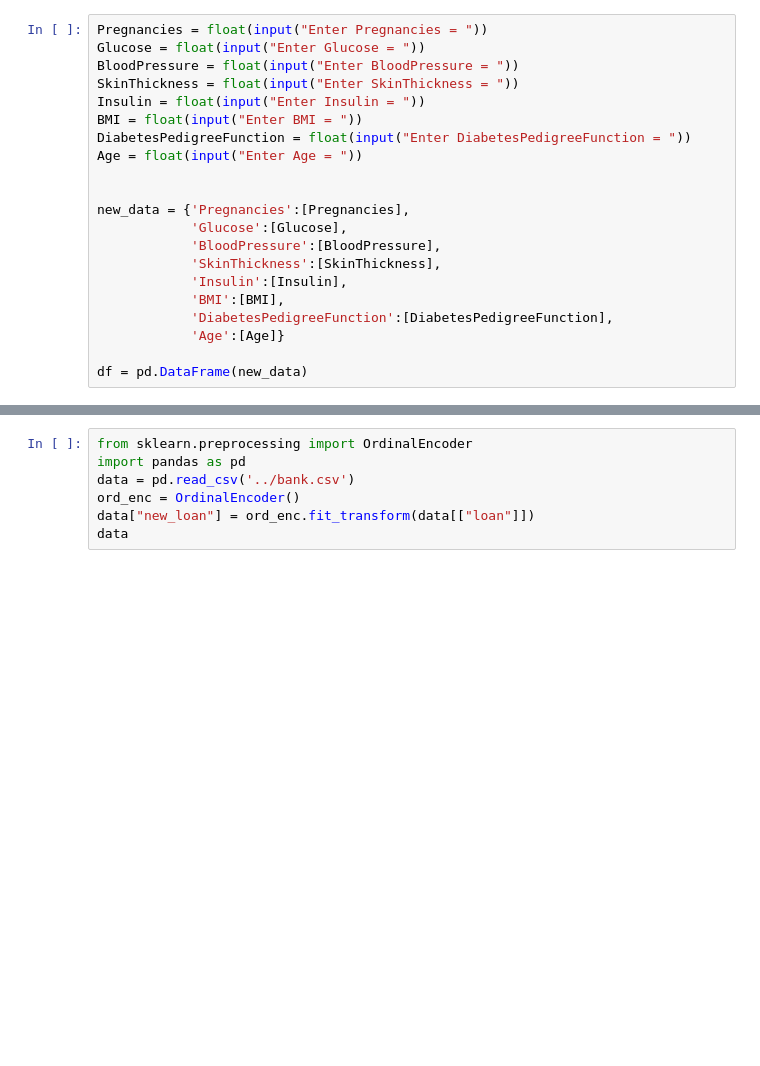
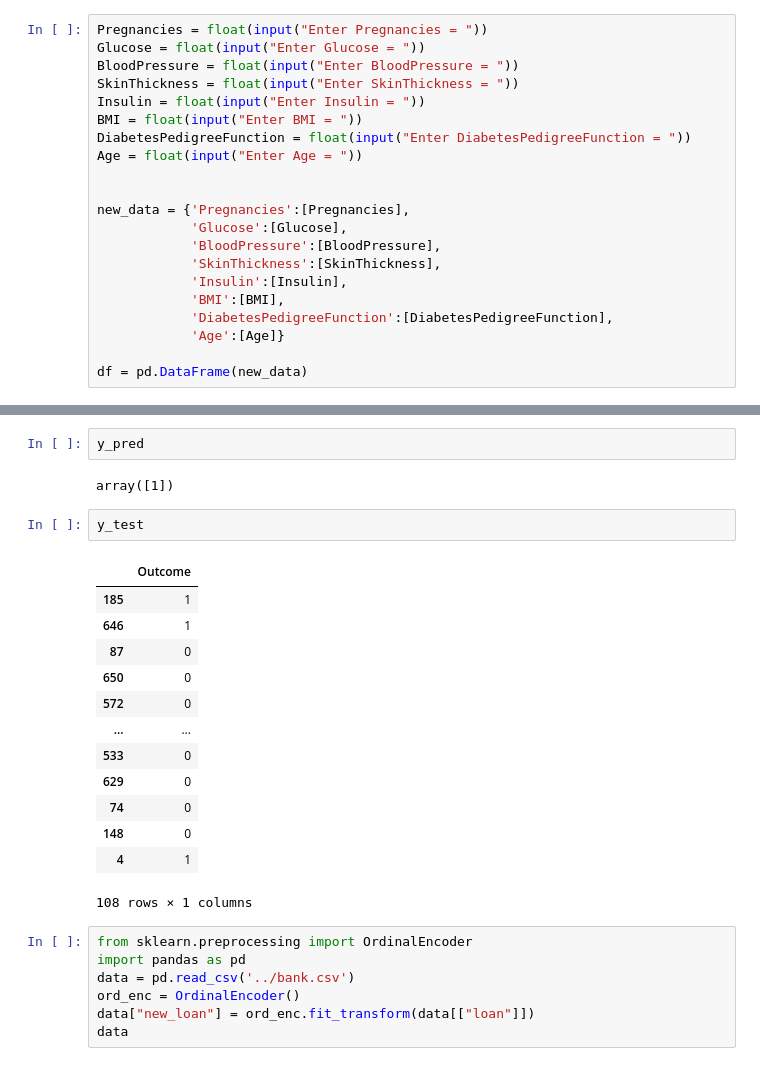
Before and after one commit to Arjun-Regmi-Chhetri/AI_Artificial-Intelligence, a Jupyter notebook: 04. machine learning/04. SVM/diabetesprediction.ipynb, the cells around one changed output, grey strips where cells are left out. Saved outputs shown, nothing was run; the diff lists cells and outputs as text; blank space fills up the shorter version.

```diff
--- a/04. machine learning/04. SVM/diabetesprediction.ipynb
+++ b/04. machine learning/04. SVM/diabetesprediction.ipynb
@@ -297,3 +342,23 @@ array([0])
+# %%
+y_pred
+# %% [output]
+array([1])
+# %%
+y_test
+# %% [output]
+|  | Outcome |
+| 185 | 1 |
+| 646 | 1 |
+| 87 | 0 |
+| 650 | 0 |
+| 572 | 0 |
+| ... | ... |
+| 533 | 0 |
+| 629 | 0 |
+| 74 | 0 |
+| 148 | 0 |
+| 4 | 1 |
+108 rows × 1 columns
 # %%
 from sklearn.preprocessing import OrdinalEncoder
 import pandas as pd
```
Also changed, not shown: parts of 17 cells of this notebook, 15 other files.
